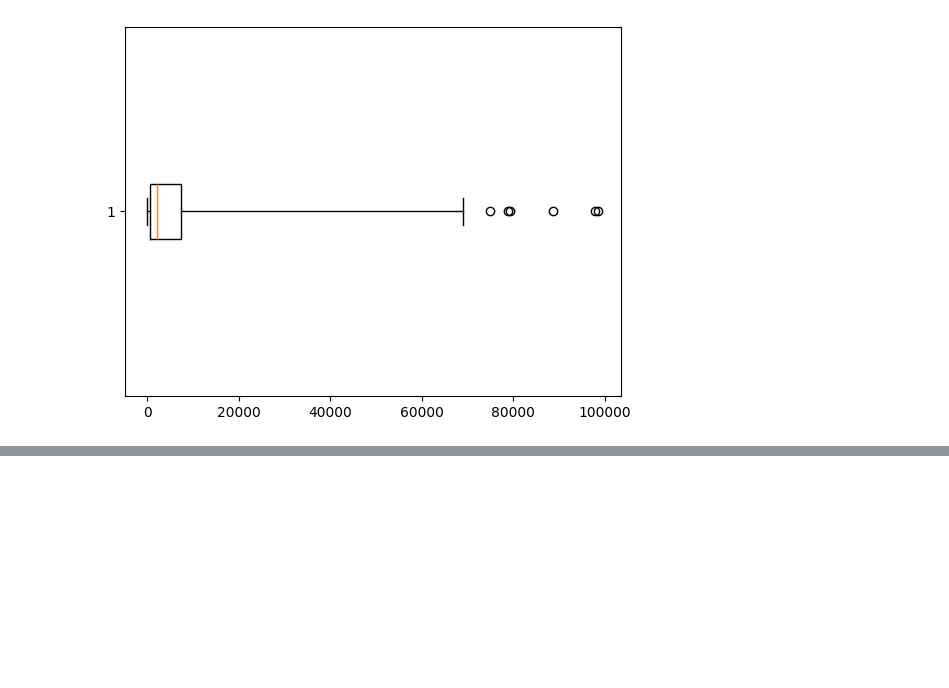
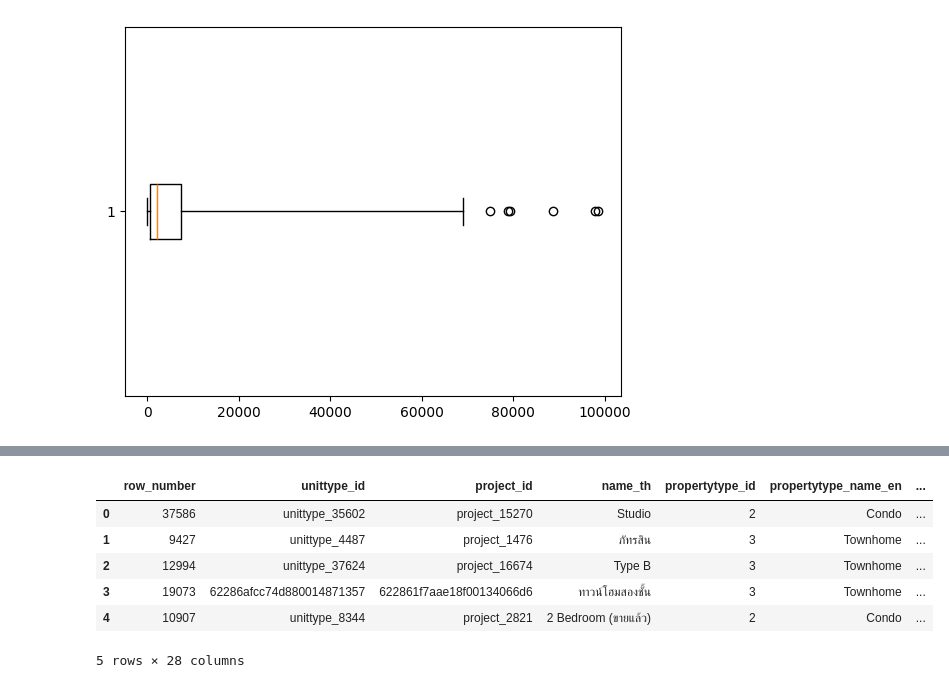
Before and after one commit to kittanaiwisetkhro/BSC_DPDM2025, a Jupyter notebook: Ch3_Data_Preprocessing.ipynb, the cells around one changed output, grey strips where cells are left out. Cells and saved outputs as stored; diff of their text form; code cells hidden in the pictures; blank space fills up the shorter version.

```diff
--- a/Ch3_Data_Preprocessing.ipynb
+++ b/Ch3_Data_Preprocessing.ipynb
@@ -424,0 +493,11 @@ outputbox = plt.boxplot(df['gfd_area'], vert=False,whis=10)
+# %%
+unit_df = pd.read_csv('/content/drive/MyDrive/data/Copy of opendata_unittype-2.csv')
+unit_df.head()
+# %% [output]
+|  | row_number | unittype_id | project_id | name_th | propertytype_id | propertytype_name_en | ... |
+| 0 | 37586 | unittype_35602 | project_15270 | Studio | 2 | Condo | ... |
+| 1 | 9427 | unittype_4487 | project_1476 | ภัทรสิน | 3 | Townhome | ... |
+| 2 | 12994 | unittype_37624 | project_16674 | Type B | 3 | Townhome | ... |
+| 3 | 19073 | 62286afcc74d880014871357 | 622861f7aae18f00134066d6 | ทาวน์โฮมสองชั้น | 3 | Townhome | ... |
+| 4 | 10907 | unittype_8344 | project_2821 | 2 Bedroom (ขายแล้ว) | 2 | Condo | ... |
+5 rows × 28 columns
```
Also changed, not shown: parts of 29 cells of this notebook.
